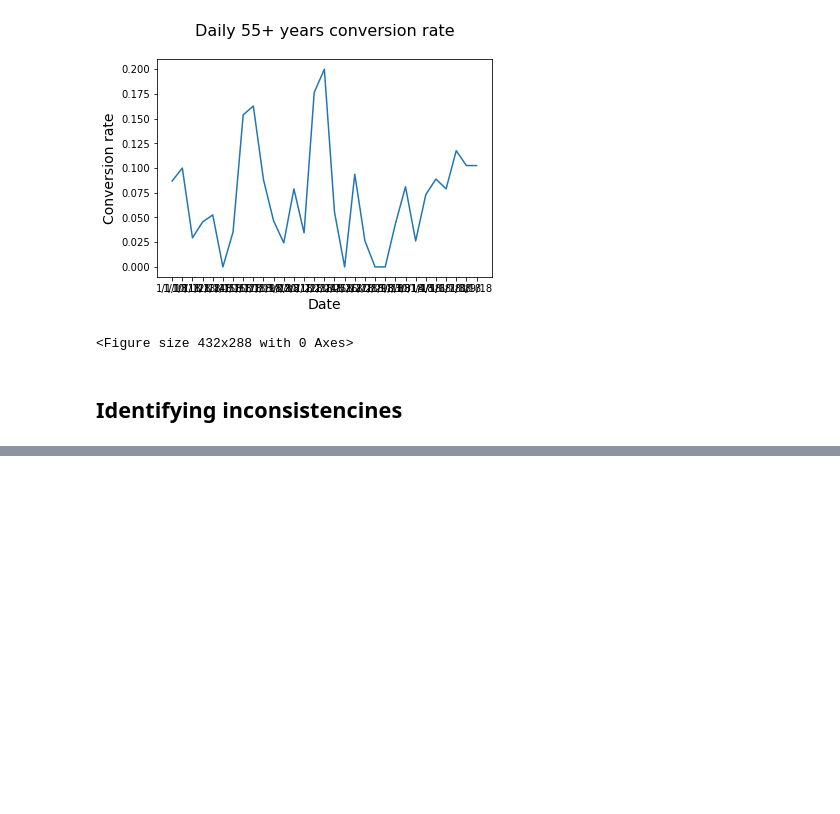
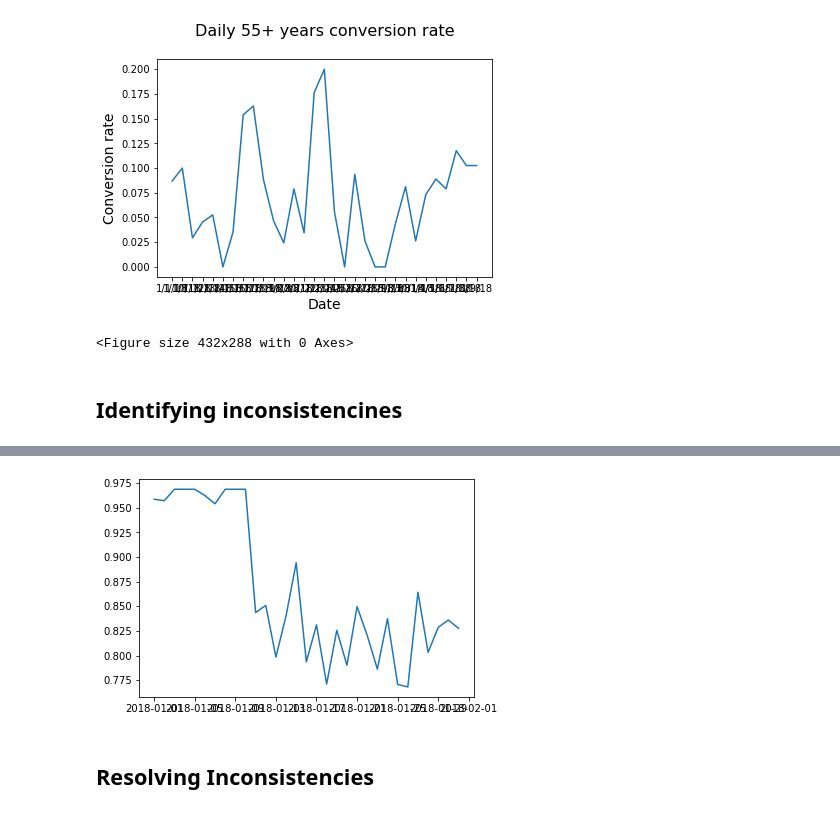
Before and after one commit to g3l0o/Marketing_Analytics-Analyzing_Marketing_Campaigns, a Jupyter notebook: Conversion Attribution.ipynb, the cells around one changed output, grey strips where cells are left out. Saved outputs shown, nothing was run; the diff lists cells and outputs as text; code cells hidden in the pictures; blank space fills up the shorter version.

Commit message:
Resolving Inconsistencies

```diff
--- a/Conversion Attribution.ipynb
+++ b/Conversion Attribution.ipynb
@@ -92,0 +166,7 @@ plotting_conv(age_group_df)
+# %%
+%%capture
+house_ads['is_correct_lang'] = np.where(house_ads['language_displayed'] == house_ads['language_preferred'], 'Yes', 'No')
+
+language_check = house_ads.groupby(['date_served', 'is_correct_lang'])['user_id'].count()
+
+language_check_df = pd.DataFrame(language_check.unstack(level=1)).fillna(0)
@@ -92,0 +193,3 @@ plotting_conv(age_group_df)
+# %%
+language_check_df['pct'] = language_check_df['Yes'] / language_check_df.sum(axis = 1)
+print(language_check_df.head())
@@ -92,0 +204,7 @@ plotting_conv(age_group_df)
+# %%
+plt.plot(language_check_df.index.values, language_check_df['pct'])
+plt.show()
+# %% [output]
+[figure, added]
+# %% [markdown]
+## Resolving Inconsistencies
```
Also changed, not shown: parts of 8 cells of this notebook.
